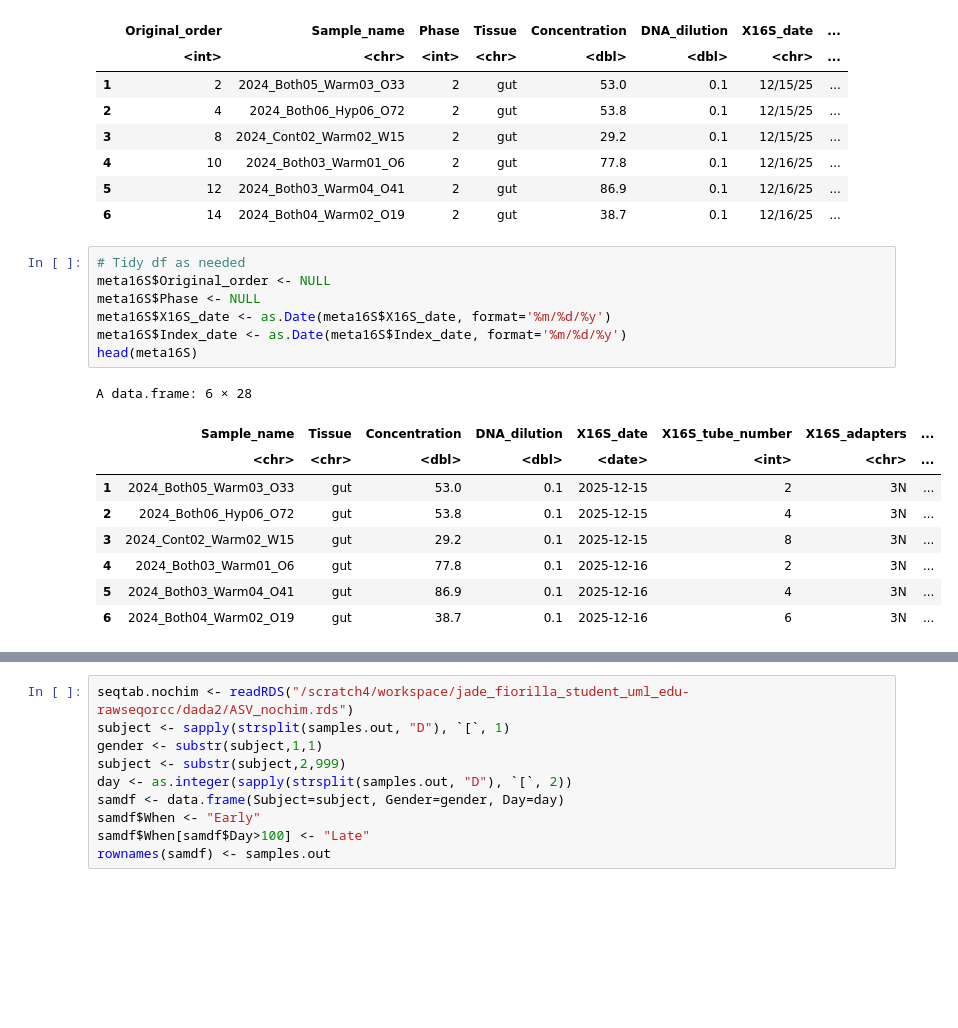
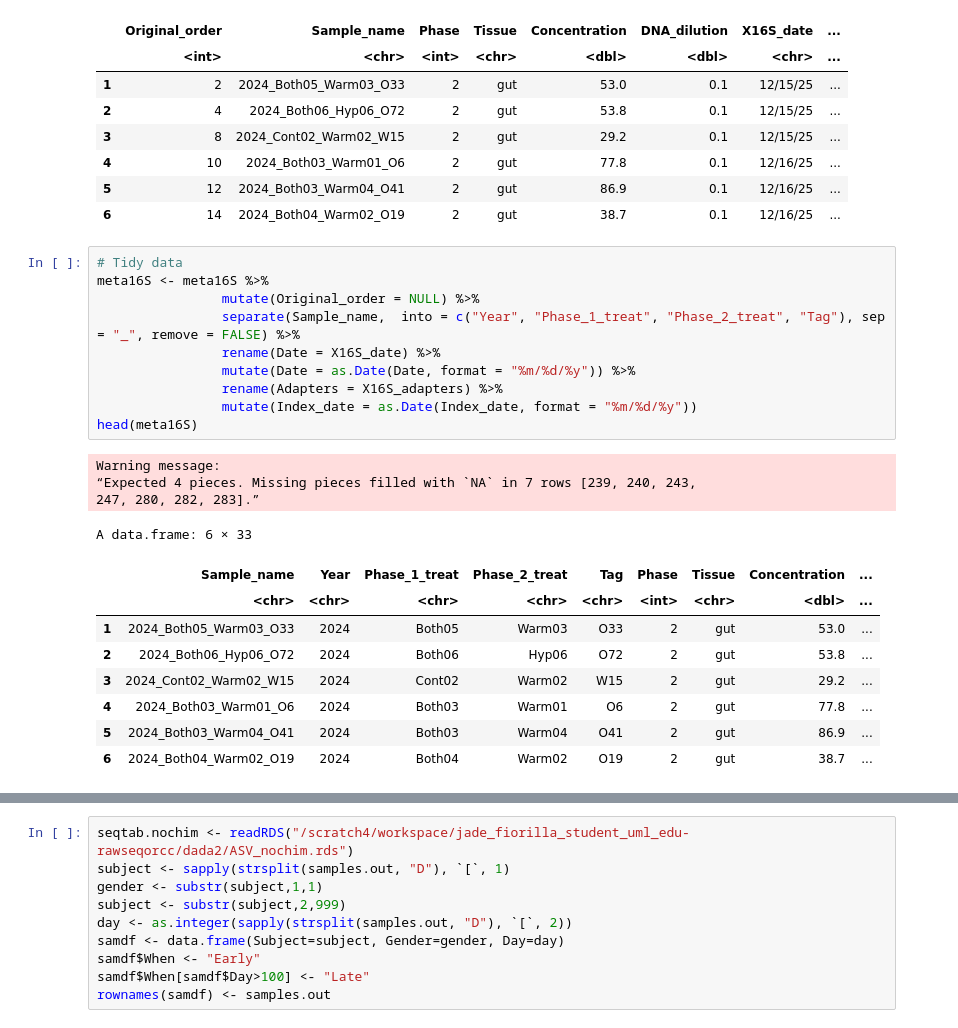
Before and after one commit to jfiorilla/ORCC_16S, a Jupyter notebook: phyloseq-working.ipynb, the cells around one changed output, grey strips where cells are left out. Saved outputs shown, nothing was run; the diff lists cells and outputs as text; blank space fills up the shorter version.

Commit message:
save formatted asv table as rds, more metadata tidy for phyloseq

```diff
--- a/phyloseq-working.ipynb
+++ b/phyloseq-working.ipynb
@@ -59,19 +36,25 @@ A data.frame: 6 × 30
 | 5 | 12 | 2024_Both03_Warm04_O41 | 2 | gut | 86.9 | 0.1 | 12/16/25 | ... |
 | 6 | 14 | 2024_Both04_Warm02_O19 | 2 | gut | 38.7 | 0.1 | 12/16/25 | ... |
 # %%
-# Tidy df as needed
-meta16S$Original_order <- NULL
-meta16S$Phase <- NULL
-meta16S$X16S_date <- as.Date(meta16S$X16S_date, format='%m/%d/%y')
-meta16S$Index_date <- as.Date(meta16S$Index_date, format='%m/%d/%y')
+# Tidy data
+meta16S <- meta16S %>%
+                mutate(Original_order = NULL) %>%
+                separate(Sample_name,  into = c("Year", "Phase_1_treat", "Phase_2_treat", "Tag"), sep = "_", remove = FALSE) %>%
+                rename(Date = X16S_date) %>%
+                mutate(Date = as.Date(Date, format = "%m/%d/%y")) %>%
+                rename(Adapters = X16S_adapters) %>%
+                mutate(Index_date = as.Date(Index_date, format = "%m/%d/%y"))
 head(meta16S)
 # %% [output]
-A data.frame: 6 × 28
+Warning message:
+“Expected 4 pieces. Missing pieces filled with `NA` in 7 rows [239, 240, 243,
+247, 280, 282, 283].”
+A data.frame: 6 × 33
-|  | Sample_name | Tissue | Concentration | DNA_dilution | X16S_date | X16S_tube_number | X16S_adapters | ... |
-|  | <chr> | <chr> | <dbl> | <dbl> | <date> | <int> | <chr> | ... |
-| 1 | 2024_Both05_Warm03_O33 | gut | 53.0 | 0.1 | 2025-12-15 | 2 | 3N | ... |
-| 2 | 2024_Both06_Hyp06_O72 | gut | 53.8 | 0.1 | 2025-12-15 | 4 | 3N | ... |
-| 3 | 2024_Cont02_Warm02_W15 | gut | 29.2 | 0.1 | 2025-12-15 | 8 | 3N | ... |
-| 4 | 2024_Both03_Warm01_O6 | gut | 77.8 | 0.1 | 2025-12-16 | 2 | 3N | ... |
-| 5 | 2024_Both03_Warm04_O41 | gut | 86.9 | 0.1 | 2025-12-16 | 4 | 3N | ... |
-| 6 | 2024_Both04_Warm02_O19 | gut | 38.7 | 0.1 | 2025-12-16 | 6 | 3N | ... |
+|  | Sample_name | Year | Phase_1_treat | Phase_2_treat | Tag | Phase | Tissue | Concentration | ... |
+|  | <chr> | <chr> | <chr> | <chr> | <chr> | <int> | <chr> | <dbl> | ... |
+| 1 | 2024_Both05_Warm03_O33 | 2024 | Both05 | Warm03 | O33 | 2 | gut | 53.0 | ... |
+| 2 | 2024_Both06_Hyp06_O72 | 2024 | Both06 | Hyp06 | O72 | 2 | gut | 53.8 | ... |
+| 3 | 2024_Cont02_Warm02_W15 | 2024 | Cont02 | Warm02 | W15 | 2 | gut | 29.2 | ... |
+| 4 | 2024_Both03_Warm01_O6 | 2024 | Both03 | Warm01 | O6 | 2 | gut | 77.8 | ... |
+| 5 | 2024_Both03_Warm04_O41 | 2024 | Both03 | Warm04 | O41 | 2 | gut | 86.9 | ... |
+| 6 | 2024_Both04_Warm02_O19 | 2024 | Both04 | Warm02 | O19 | 2 | gut | 38.7 | ... |
```
Also changed, not shown: parts of 12 cells of this notebook, 5 other files.
